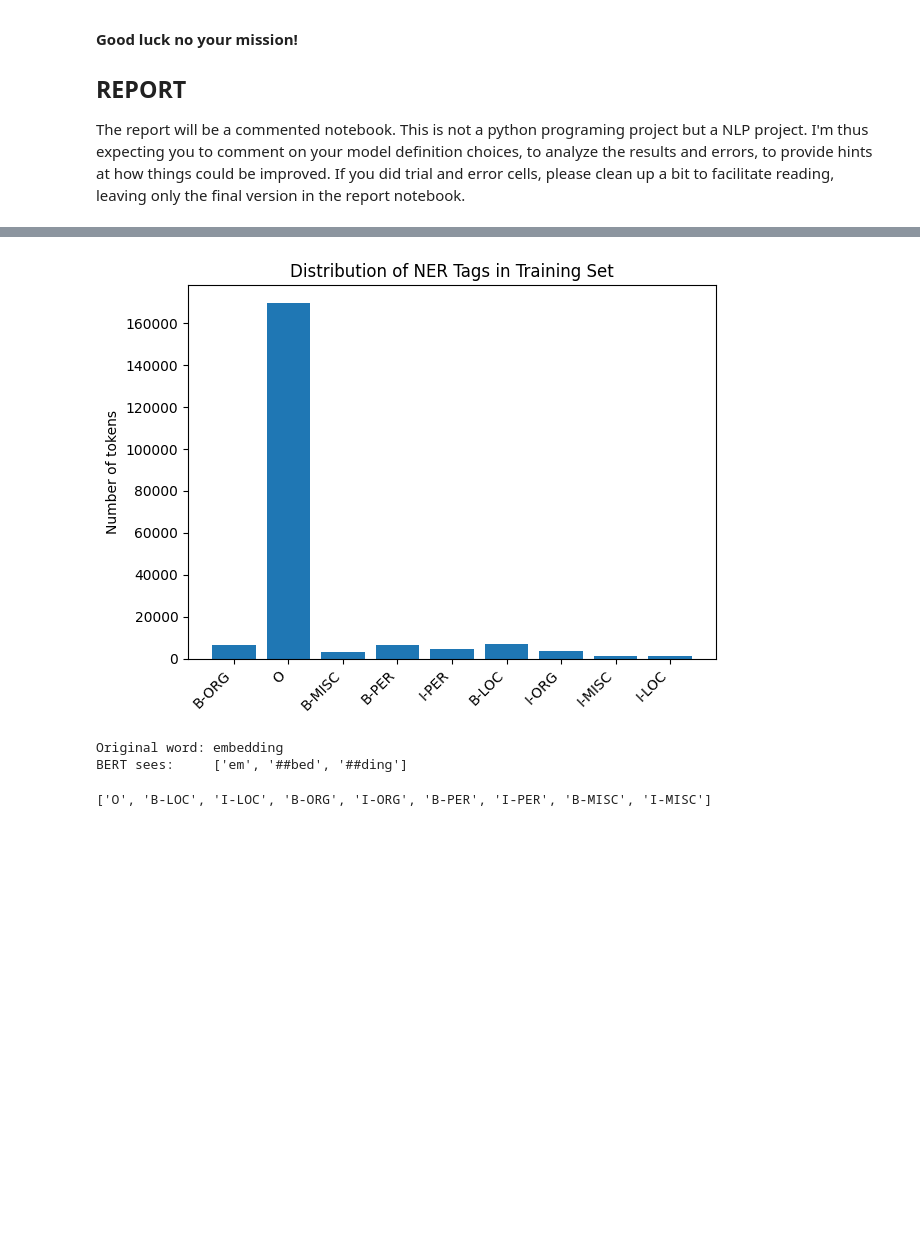
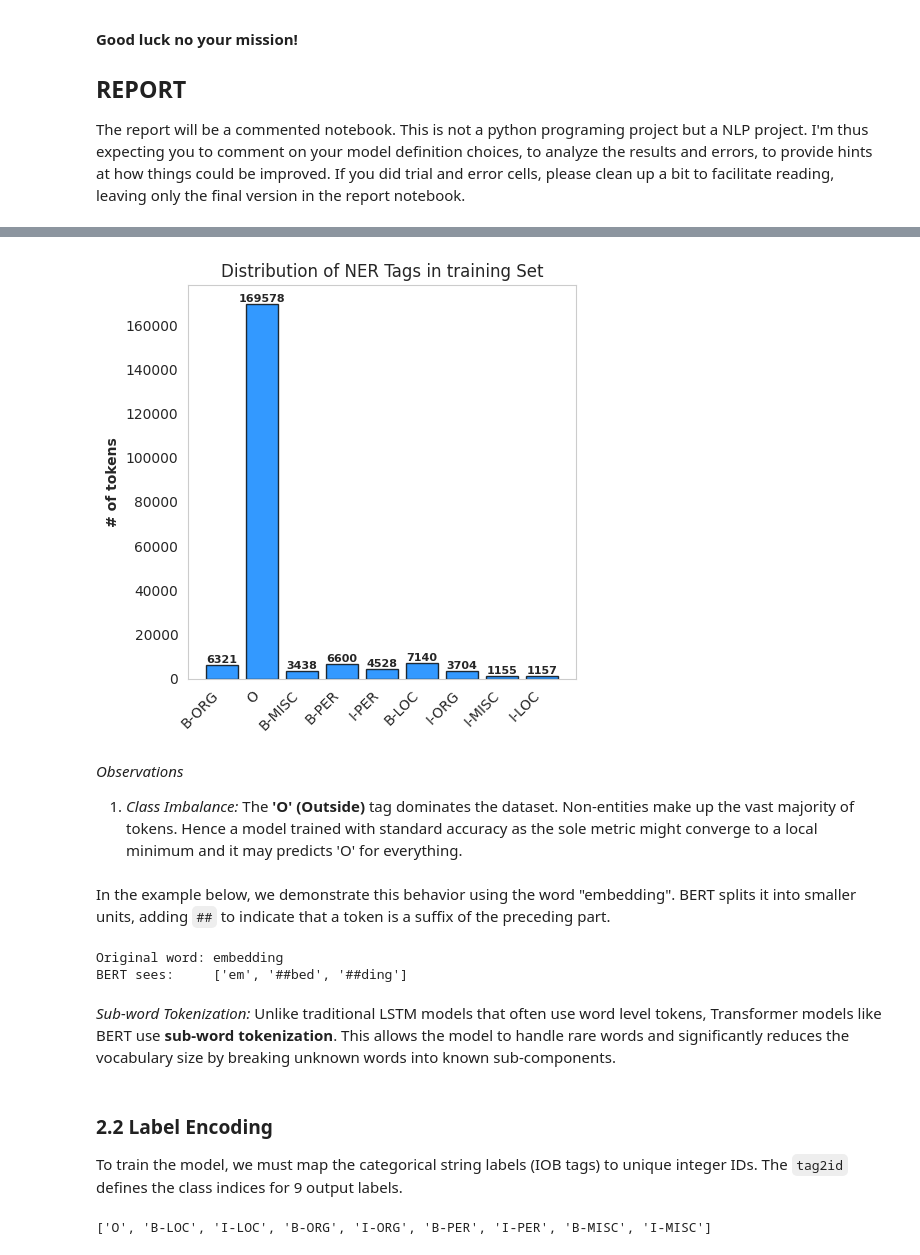
Before and after one commit to Dilru1/ner-project, a Jupyter notebook: projet-2025.ipynb, the cells around one changed output, grey strips where cells are left out. Saved outputs shown, nothing was run; the diff lists cells and outputs as text; code cells hidden in the pictures; blank space fills up the shorter version.

```diff
--- a/projet-2025.ipynb
+++ b/projet-2025.ipynb
@@ -87,15 +122,4 @@ print(len(data['test']))
 # %%
-# sample
+# check a arbitary sample of data
 sample_idx = 10
 sample = data['train'][sample_idx]
-
-print(f"Sentence Length: {len(sample['tokens'])} words")
-print(f"{'WORD':<15} {'TAG':<10} {'DESCRIPTION'}")
-
-for token, tag in zip(sample['tokens'], sample['tags']):
-    # Simple logic to explain the tag for this demo
-    desc = "No Entity"
-    if tag != 'O':
-        desc = f"Entity: {tag.split('-')[1]} ({'Start' if 'B-' in tag else 'Continuation'})"
-
-    print(f"{token:<15} {tag:<10} {desc}")
@@ -120,23 +126,34 @@ generalisation  O          No Entity
 # %%
-import matplotlib.pyplot as plt
-from collections import Counter
-
-# Flatten all tags
-all_tags = [tag for sample in data['train'] for tag in sample['tags']]
+all_tags = [tag for sample in data['train'] for tag in sample['tags']] # flatten the tags
 tag_counts = Counter(all_tags)
 
 tags = list(tag_counts.keys())
 counts = list(tag_counts.values())
 
-plt.figure()
-plt.bar(tags, counts)
-plt.xticks(rotation=45, ha="right")
-plt.ylabel("Number of tokens")
-plt.title("Distribution of NER Tags in Training Set")
+sns.set_style("whitegrid")
+plt.figure(figsize=(5,5))
+
+colors = ["#fc0000" if tag == 'PER' else "#0080ff" for tag in tags]
+bars = plt.bar(tags, counts, color=colors, edgecolor='black', alpha=0.8)
+
+for bar in bars:
+    height = bar.get_height()
+    plt.text(bar.get_x() + bar.get_width()/2, height + 5, str(height),
+             ha='center', va='bottom', fontsize=8, fontweight='bold')
+
+plt.xticks(rotation=45, ha="right", fontsize=10)
+plt.ylabel("# of tokens", fontsize=10, fontweight='bold')
+plt.title("Distribution of NER Tags in training Set", fontsize=12)
 plt.tight_layout()
+plt.grid(False)
 plt.show()
 # %% [output]
-[figure, old version]
+[figure, new version]
+# %% [markdown]
+*Observations*
+1.  *Class Imbalance:* The **'O' (Outside)** tag dominates the dataset. Non-entities make up the vast majority of tokens. Hence a model trained with standard accuracy as the sole metric might converge to a local minimum and it may predicts 'O' for everything.
+# %% [markdown]
+In the example below, we demonstrate this behavior using the word "embedding". BERT splits it into smaller units, adding `##` to indicate that a token is a suffix of the preceding part.
 # %%
 # Pick a word that BERT will likely split
 word = "embedding"
@@ -153,6 +170,11 @@ print(f"BERT sees:     {sub_words}")
 # %% [output]
 Original word: embedding
 BERT sees:     ['em', '##bed', '##ding']
+# %% [markdown]
+*Sub-word Tokenization:* Unlike traditional LSTM models that often use word level tokens, Transformer models like BERT use **sub-word tokenization**. This allows the model to handle rare words and significantly reduces the vocabulary size by breaking unknown words into known sub-components.
+# %% [markdown]
+### 2.2 Label Encoding
+To train the model, we must map the categorical string labels (IOB tags) to unique integer IDs. The `tag2id` defines the class indices for 9 output labels.
 # %%
 #
 # tag to id mapping and vice versa
```
Also changed, not shown: parts of 67 cells of this notebook.
